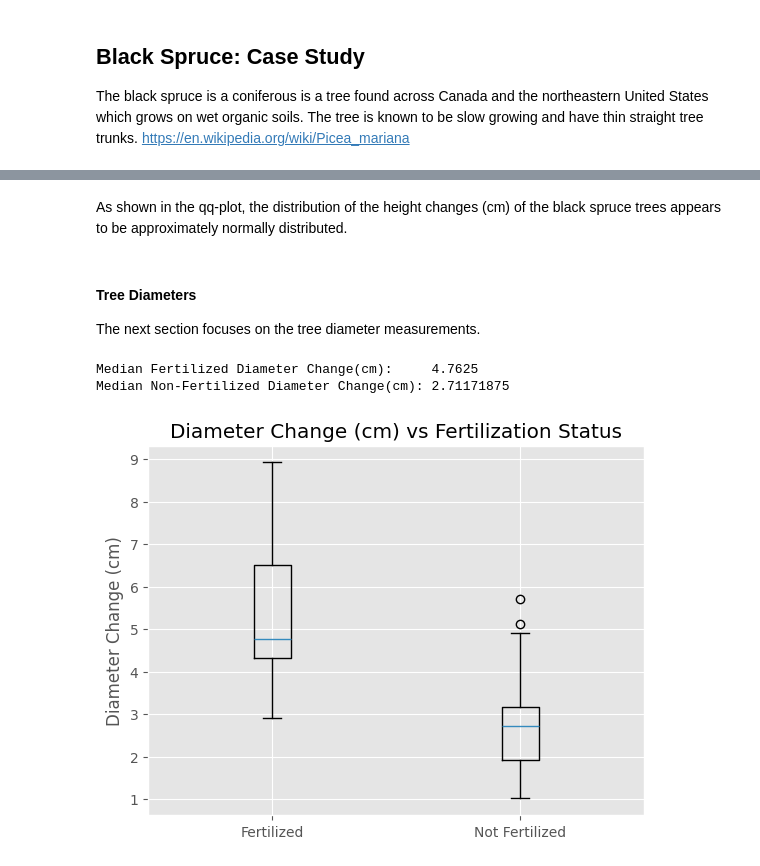
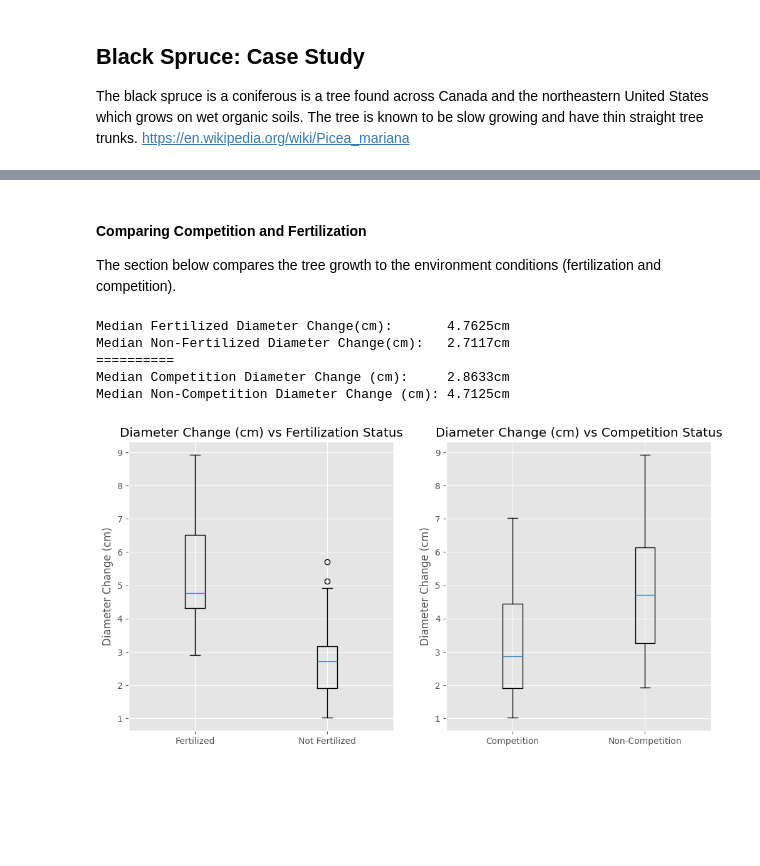
Before and after one commit to tzabilowicz/DataScience, a Jupyter notebook: case_studies/black_spruce.ipynb, the cells around one changed output, grey strips where cells are left out. Cells and saved outputs as stored; diff of their text form; code cells hidden in the pictures; blank space fills up the shorter version.

```diff
--- a/case_studies/black_spruce.ipynb
+++ b/case_studies/black_spruce.ipynb
@@ -50,30 +91,47 @@ plt.show()
-# %% [markdown]
-As shown in the qq-plot, the distribution of the height changes (cm) of the black spruce trees appears to be approximately normally distributed.
-# %% [markdown]
-#### Tree Diameters
-The next section focuses on the tree diameter measurements.
+# %% [markdown]
+#### Comparing Competition and Fertilization
+The section below compares the tree growth to the environment conditions (fertilization and competition).
 # %%
+# Fertilized and Unfertilized trees
 diameter_fertilized = black_spruce.loc[
     black_spruce["Fertilizer"] == "F", "Di.change"
 ]
 diameter_nonfertilized = black_spruce.loc[
     black_spruce["Fertilizer"] == "NF", "Di.change"
 ]
 
-print(f"Median Fertilized Diameter Change(cm):     {diameter_fertilized.median()}cm")
-print(f"Median Non-Fertilized Diameter Change(cm): {diameter_nonfertilized.median()}cm")
+# Competition and Non-Competition trees
+diameter_competition = black_spruce.loc[
+    black_spruce["Competition"] == "C", "Di.change"
+]
+diameter_noncompetition = black_spruce.loc[
+    black_spruce["Competition"] == "NC", "Di.change"
+]
+
+print(f"Median Fertilized Diameter Change(cm):       {diameter_fertilized.median():.4f}cm")
+print(f"Median Non-Fertilized Diameter Change(cm):   {diameter_nonfertilized.median():.4f}cm")
+print("==========")
+print(f"Median Competition Diameter Change (cm):     {diameter_competition.median():.4f}cm")
+print(f"Median Non-Competition Diameter Change (cm): {diameter_noncompetition.median():.4f}cm")
 
 # Create the box plot
-fig, ax = plt.subplots()
-ax.boxplot(
-    [diameter_fertilized, diameter_nonfertilized]
-)
+fig, axs = plt.subplots(nrows=1, ncols=2, figsize=(12, 6))
 
-ax.set_title("Diameter Change (cm) vs Fertilization Status")
-ax.set_xticklabels(["Fertilized", "Not Fertilized"])
-ax.set_ylabel("Diameter Change (cm)")
+axs[0].boxplot([diameter_fertilized, diameter_nonfertilized])
+axs[0].set_title("Diameter Change (cm) vs Fertilization Status")
+axs[0].set_xticklabels(["Fertilized", "Not Fertilized"])
+axs[0].set_ylabel("Diameter Change (cm)")
+
+axs[1].boxplot([diameter_competition, diameter_noncompetition])
+axs[1].set_title("Diameter Change (cm) vs Competition Status")
+axs[1].set_xticklabels(["Competition", "Non-Competition"])
+axs[1].set_ylabel("Diameter Change (cm)")
+
 plt.show()
 # %% [output]
-Median Fertilized Diameter Change(cm):     4.7625
-Median Non-Fertilized Diameter Change(cm): 2.71171875
+Median Fertilized Diameter Change(cm):       4.7625cm
+Median Non-Fertilized Diameter Change(cm):   2.7117cm
+==========
+Median Competition Diameter Change (cm):     2.8633cm
+Median Non-Competition Diameter Change (cm): 4.7125cm
-[figure, old version]
+[figure, new version]
```
Also changed, not shown: parts of 13 cells of this notebook, 1 other file.
